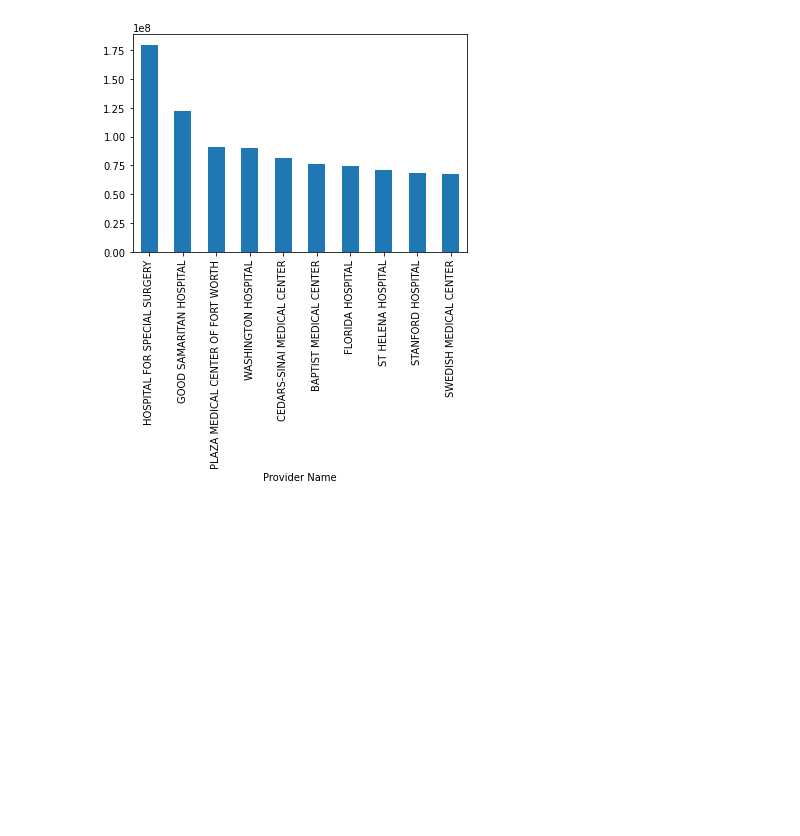
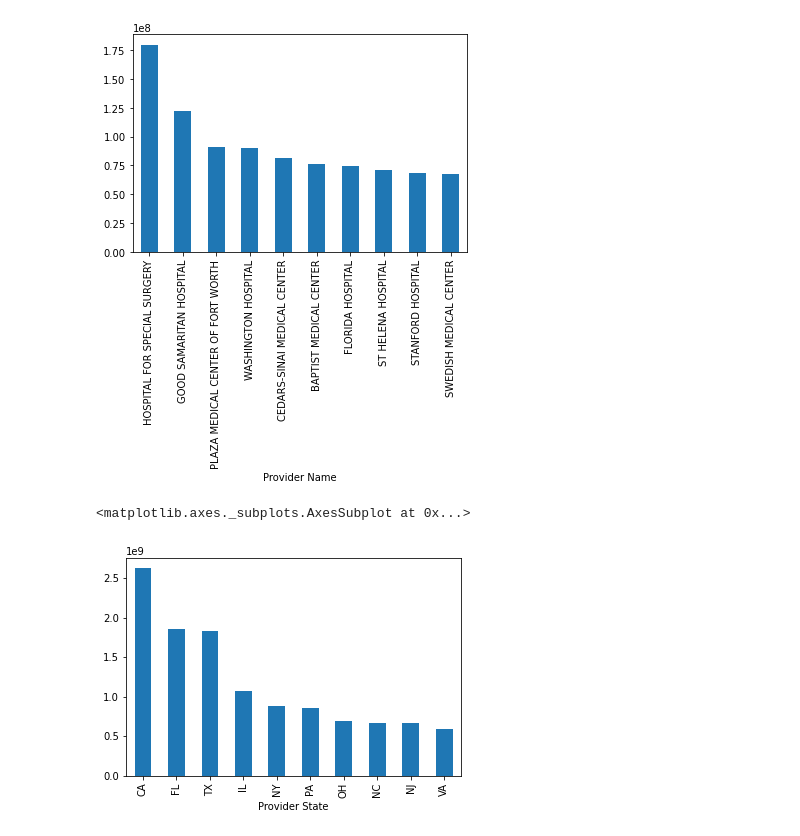
Before and after one commit to tuccib/CUNY-LAG, a Jupyter notebook: 210727_Project_3_2.ipynb, the cells around one changed output. Saved outputs shown, nothing was run; the diff lists cells and outputs as text; code cells hidden in the pictures; blank space fills up the shorter version.

```diff
--- a/210727_Project_3_2.ipynb
+++ b/210727_Project_3_2.ipynb
@@ -208,3 +208,10 @@ df3.groupby(['Provider Name'])['Total Charges'].sum().sort_values(ascending=Fals
 # %% [output]
 <matplotlib.axes._subplots.AxesSubplot at 0x...>
 [figure]
+# %%
+# Bar chart for Top 10 States ranked by Total Charges at for the top DRG - 470 - Major Joint Replacement
+df3 = df2[df2['DRG Code'] == "470_"]
+df3.groupby(['Provider State'])['Total Charges'].sum().sort_values(ascending=False).head(10).plot(kind = "bar")
+# %% [output]
+<matplotlib.axes._subplots.AxesSubplot at 0x...>
+[figure, added]
```
Also changed, not shown: parts of 2 cells of this notebook.
